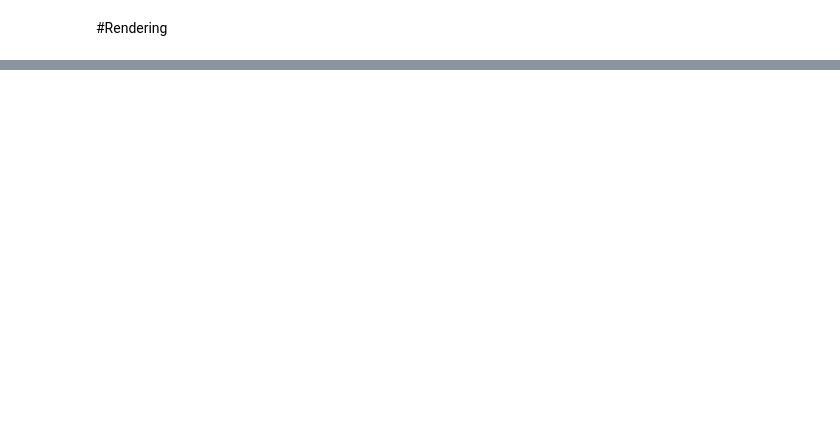
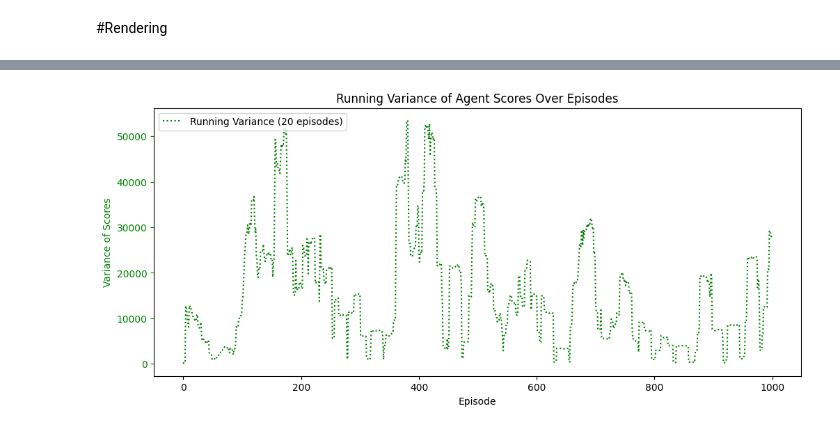
Before and after one commit to QuinnCuijpers/DeepQ, a Jupyter notebook: DeepQ.ipynb, the cells around one changed output, grey strips where cells are left out. Cells and saved outputs as stored; diff of their text form; code cells hidden in the pictures; blank space fills up the shorter version.

```diff
--- a/DeepQ.ipynb
+++ b/DeepQ.ipynb
@@ -505,30 +527,32 @@ plot_learning_curve(all_scores, all_eps_history, 'lunar_lander_learning_curve.pn
 # %%
 import matplotlib.pyplot as plt
 import numpy as np
 
 def plot_running_variance(scores, filename):
     fig = plt.figure(figsize=(12, 5))
     ax = fig.add_subplot(111)
 
     N = len(scores)
     running_var = np.empty(N)
 
     for i in range(N):
-        window = scores[max(0, i-100):(i+1)]
+        window = scores[max(0, i-WINDOW_SIZE):(i+1)]
         running_var[i] = np.var(window)
 
-    ax.plot(running_var, color='green', linestyle=':', label='Running Variance (100 episodes)')
+    ax.plot(running_var, color='green', linestyle=':', label=f'Running Variance ({WINDOW_SIZE} episodes)')
     ax.set_xlabel('Episode', color='black')
     ax.set_ylabel('Variance of Scores', color='green')
     ax.tick_params(axis='x', colors='black')
     ax.tick_params(axis='y', colors='green')
 
     plt.title('Running Variance of Agent Scores Over Episodes')
     plt.legend(loc='upper left')
     plt.savefig(filename)
     plt.show()
 
 plot_running_variance(all_scores, 'lunar_lander_variance_curve.png')
+# %% [output]
+[figure, added]
 # %%
 import matplotlib.pyplot as plt
 import numpy as np
```
Also changed, not shown: parts of 11 cells of this notebook.
